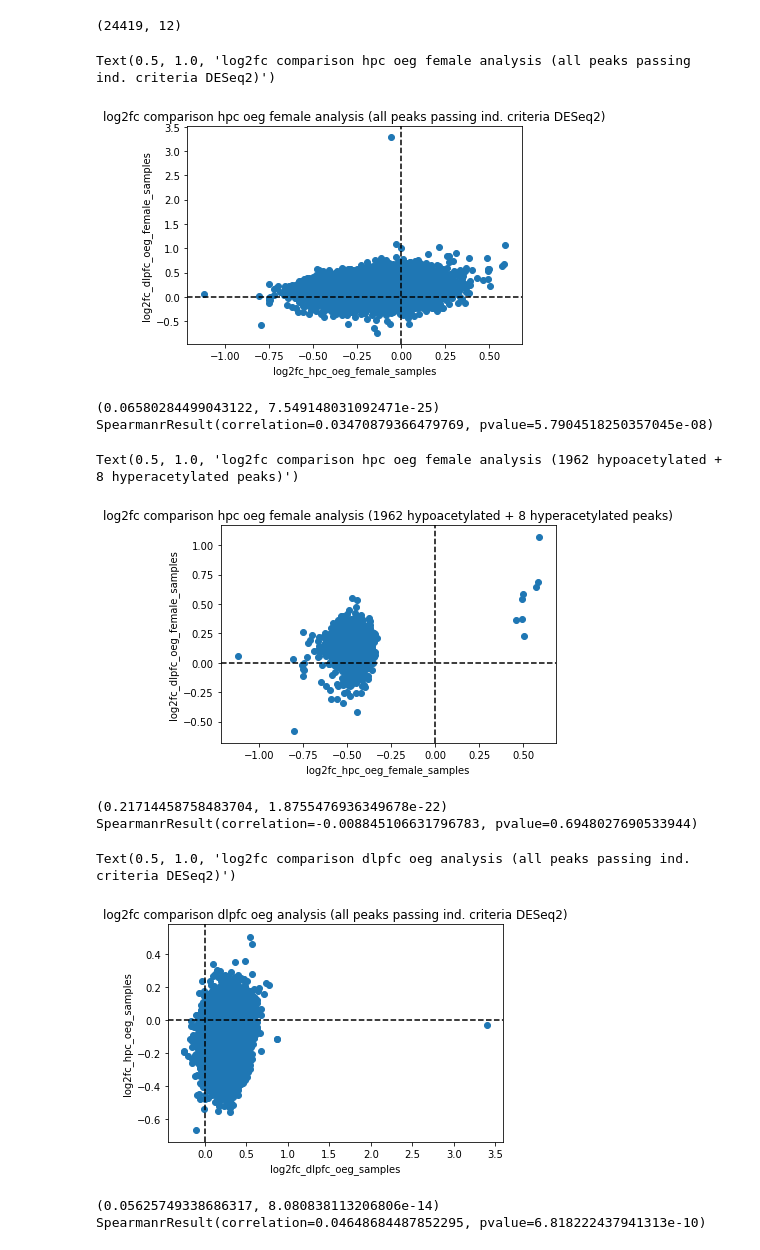
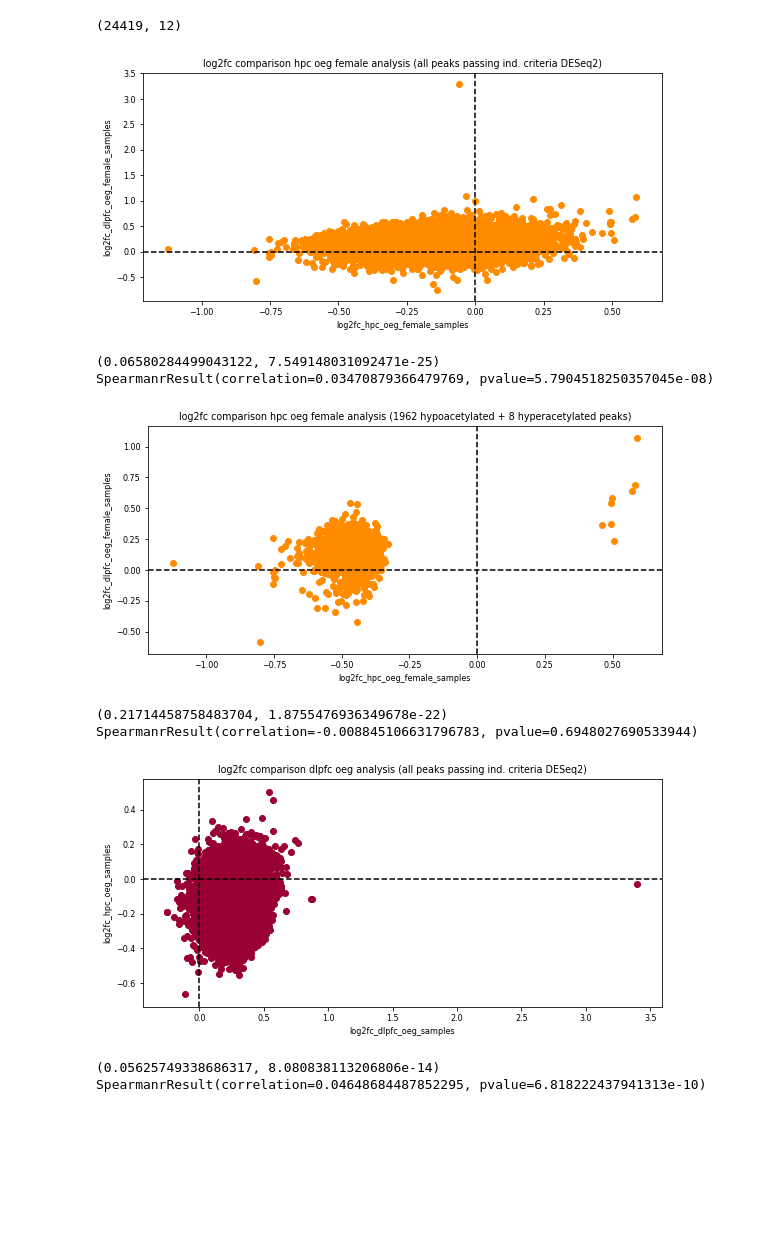
Before and after one commit to pfenninglab/ad_h3k27ac_3ct_release, a Jupyter notebook: correct_across_all_runs.ipynb, the cells around one changed output. Saved outputs shown, nothing was run; the diff lists cells and outputs as text; code cells hidden in the pictures; blank space fills up the shorter version.

```diff
--- a/correct_across_all_runs.ipynb
+++ b/correct_across_all_runs.ipynb
@@ -3,6 +3,10 @@ from statsmodels.stats.multitest import multipletests
 import pandas as pd
 import os
 import matplotlib.pyplot as plt
+from matplotlib import rcParams
+rcParams.update({'figure.autolayout': True})
+rcParams['svg.fonttype'] = 'none'
+rcParams['font.size']=8
 from scipy.stats import spearmanr, pearsonr
 # %%
 rootPath = "/deseq_analysis/"
@@ -100,15 +104,20 @@ merged_table_glia_hpc_sex_0.shape
 # %% [output]
 (24419, 12)
 # %%
-plt.scatter(merged_table_glia_hpc_sex_0["log2FoldChangehpc"], merged_table_glia_hpc_sex_0["log2FoldChangedlpfc"])
+plt.figure(figsize=(8,4))
+plt.scatter(merged_table_glia_hpc_sex_0["log2FoldChangehpc"],
+            merged_table_glia_hpc_sex_0["log2FoldChangedlpfc"],
+            rasterized=True,
+            c="#ff8c00ff"
+           )
 plt.axhline(y=0, c='k', linestyle='--')
 plt.axvline(x=0, c='k', linestyle='--')
 plt.xlabel("log2fc_hpc_oeg_female_samples")
 plt.ylabel("log2fc_dlpfc_oeg_female_samples")
 plt.title("log2fc comparison hpc oeg female analysis (all peaks passing ind. criteria DESeq2)")
+plt.savefig("oeg_female_samples_comparison_all_peaks.svg")
 # %% [output]
-Text(0.5, 1.0, 'log2fc comparison hpc oeg female analysis (all peaks passing ind. criteria DESeq2)')
-[figure, old version]
+[figure, new version]
 # %%
 print(pearsonr(merged_table_glia_hpc_sex_0["log2FoldChangehpc"], merged_table_glia_hpc_sex_0["log2FoldChangedlpfc"]))
 print(spearmanr(merged_table_glia_hpc_sex_0["log2FoldChangehpc"], merged_table_glia_hpc_sex_0["log2FoldChangedlpfc"]))
@@ -118,15 +127,19 @@ SpearmanrResult(correlation=0.03470879366479769, pvalue=5.7904518250357045e-08)
 # %%
 merged_table_hpc_sig = merged_table_glia_hpc_sex_0.loc[merged_table_glia_hpc_sex_0["padjhpc"]<0.05]
 # %%
-plt.scatter(merged_table_hpc_sig["log2FoldChangehpc"], merged_table_hpc_sig["log2FoldChangedlpfc"])
+plt.figure(figsize=(8,4))
+plt.scatter(merged_table_hpc_sig["log2FoldChangehpc"],
+            merged_table_hpc_sig["log2FoldChangedlpfc"],
+            rasterized=True,
+            c="#ff8c00ff")
 plt.axhline(y=0, c='k', linestyle='--')
 plt.axvline(x=0, c='k', linestyle='--')
 plt.xlabel("log2fc_hpc_oeg_female_samples")
 plt.ylabel("log2fc_dlpfc_oeg_female_samples")
 plt.title("log2fc comparison hpc oeg female analysis (1962 hypoacetylated + 8 hyperacetylated peaks)")
+plt.savefig("oeg_female_samples_comparison_sig_peaks.svg")
 # %% [output]
-Text(0.5, 1.0, 'log2fc comparison hpc oeg female analysis (1962 hypoacetylated + 8 hyperacetylated peaks)')
-[figure, old version]
+[figure, new version]
 # %%
 print(pearsonr(merged_table_hpc_sig["log2FoldChangehpc"], merged_table_hpc_sig["log2FoldChangedlpfc"]))
 print(spearmanr(merged_table_hpc_sig["log2FoldChangehpc"], merged_table_hpc_sig["log2FoldChangedlpfc"]))
@@ -142,15 +155,19 @@ merged_table_dlpfc_all_samples = glia_hpc_binary_amyloid_results.join(glia_dlpfc
                                                       lsuffix='hpc',
                                                       rsuffix='dlpfc')
 # %%
-plt.scatter(merged_table_dlpfc_all_samples["log2FoldChangedlpfc"], merged_table_dlpfc_all_samples["log2FoldChangehpc"])
+plt.figure(figsize=(8,4))
+plt.scatter(merged_table_dlpfc_all_samples["log2FoldChangedlpfc"],
+            merged_table_dlpfc_all_samples["log2FoldChangehpc"],
+            rasterized=True,
+            c="#990033ff")
 plt.axhline(y=0, c='k', linestyle='--')
 plt.axvline(x=0, c='k', linestyle='--')
 plt.xlabel("log2fc_dlpfc_oeg_samples")
 plt.ylabel("log2fc_hpc_oeg_samples")
 plt.title("log2fc comparison dlpfc oeg analysis (all peaks passing ind. criteria DESeq2)")
+plt.savefig("oeg_samples_comparison_all_peaks.svg")
 # %% [output]
-Text(0.5, 1.0, 'log2fc comparison dlpfc oeg analysis (all peaks passing ind. criteria DESeq2)')
-[figure, old version]
+[figure, new version]
 # %%
 print(pearsonr(merged_table_dlpfc_all_samples["log2FoldChangehpc"], merged_table_dlpfc_all_samples["log2FoldChangedlpfc"]))
 print(spearmanr(merged_table_dlpfc_all_samples["log2FoldChangehpc"], merged_table_dlpfc_all_samples["log2FoldChangedlpfc"]))
```
Also changed, not shown: parts of 12 cells of this notebook.
